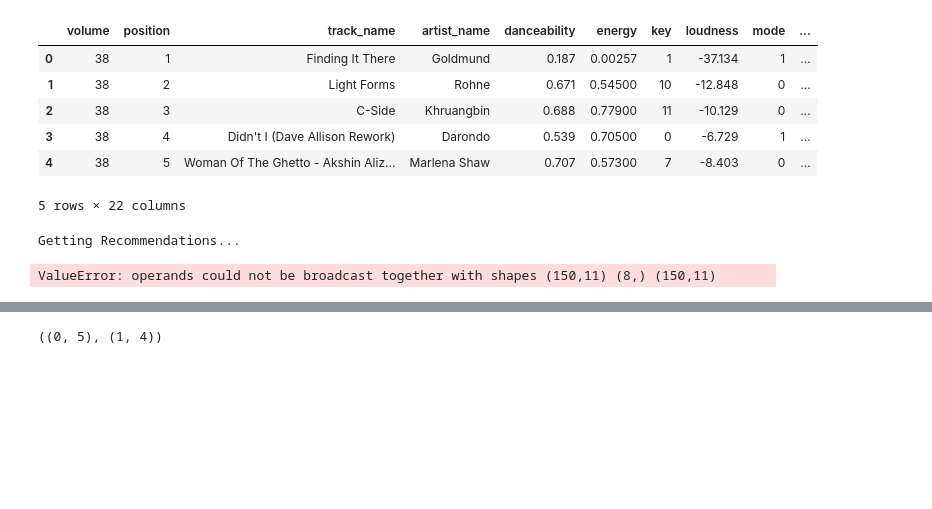
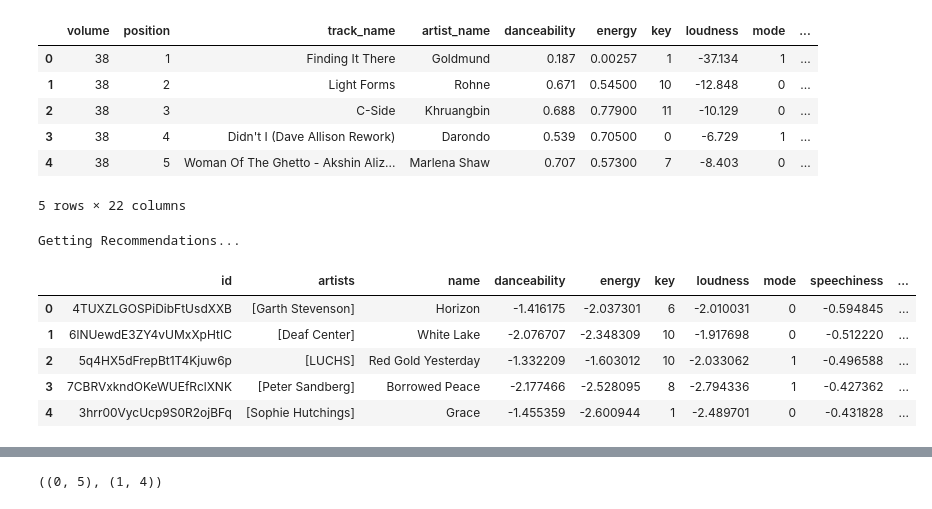
Before and after one commit to alistairwgillespie/wmw_deep_playlist_generator, a Jupyter notebook: 3_Train_Deploy.ipynb, the cells around one changed output, grey strips where cells are left out. Drawn from its saved outputs; the diff is of its cells as text; code cells hidden in the pictures; blank space fills up the shorter version.

```diff
--- a/3_Train_Deploy.ipynb
+++ b/3_Train_Deploy.ipynb
@@ -35,12 +39,9 @@ drwxrwxr-x 8 ec2-user ec2-user   4096 Mar 19 04:06 ..
 # %%
-# should be the name of directory you created to save your features data
-data_dir = 'data'
+# # set prefix, a descriptive name for a directory
+# prefix = 'sagemaker/wmw_estimator'
 
-# set prefix, a descriptive name for a directory
-prefix = 'sagemaker/wmw_estimator'
-
-# upload all data to S3
-input_data = sagemaker_session.upload_data(path=data_dir, bucket=bucket, key_prefix=prefix)
+# # upload all data to S3
+# input_data = sagemaker_session.upload_data(path=data_dir, bucket=bucket, key_prefix=prefix)
 # %% [markdown]
 ---
 
@@ -372,9 +364,15 @@ class Playlist():
 pl = Playlist()
 # %% [output]
 Getting Recommendations...
-ValueError: operands could not be broadcast together with shapes (150,11) (8,) (150,11)
 # %%
-pl.recommended_track_ids
+pl.recommended_track_ids.head()
+# %% [output]
+|  | id | artists | name | danceability | energy | key | loudness | mode | speechiness | ... |
+| 0 | 4TUXZLGOSPiDibFtUsdXXB | [Garth Stevenson] | Horizon | -1.416175 | -2.037301 | 6 | -2.010031 | 0 | -0.594845 | ... |
+| 1 | 6lNUewdE3ZY4vUMxXpHtIC | [Deaf Center] | White Lake | -2.076707 | -2.348309 | 10 | -1.917698 | 0 | -0.512220 | ... |
+| 2 | 5q4HX5dFrepBt1T4Kjuw6p | [LUCHS] | Red Gold Yesterday | -1.332209 | -1.603012 | 10 | -2.033062 | 1 | -0.496588 | ... |
+| 3 | 7CBRVxkndOKeWUEfRclXNK | [Peter Sandberg] | Borrowed Peace | -2.177466 | -2.528095 | 8 | -2.794336 | 1 | -0.427362 | ... |
+| 4 | 3hrr00VycUcp9S0R2ojBFq | [Sophie Hutchings] | Grace | -1.455359 | -2.600944 | 1 | -2.489701 | 0 | -0.431828 | ... |
 # %%
 import random
 
```
Also changed, not shown: parts of 45 cells of this notebook, 1 other file.
